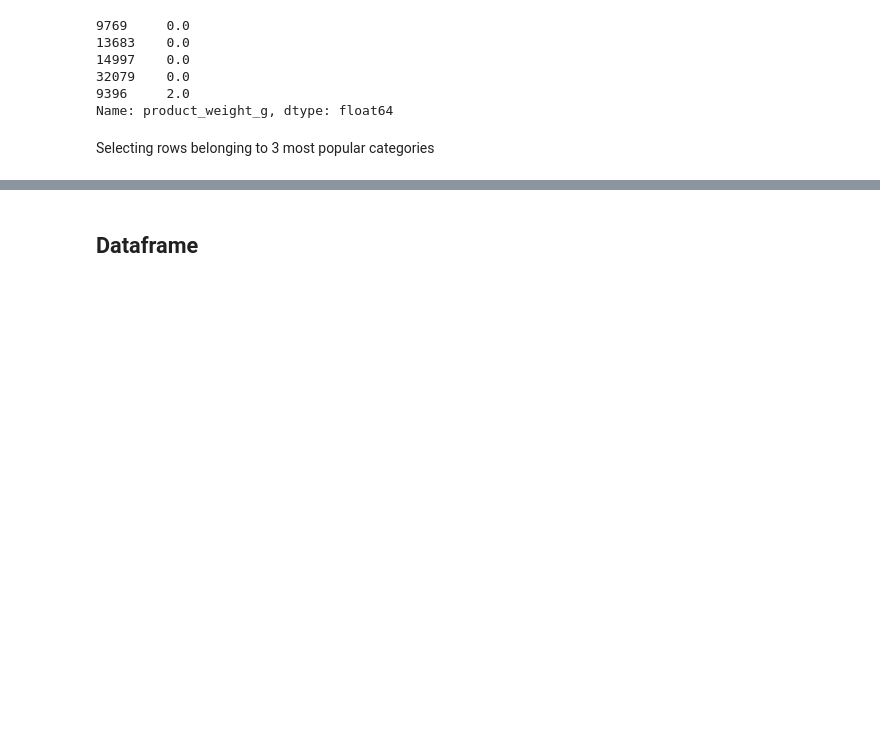
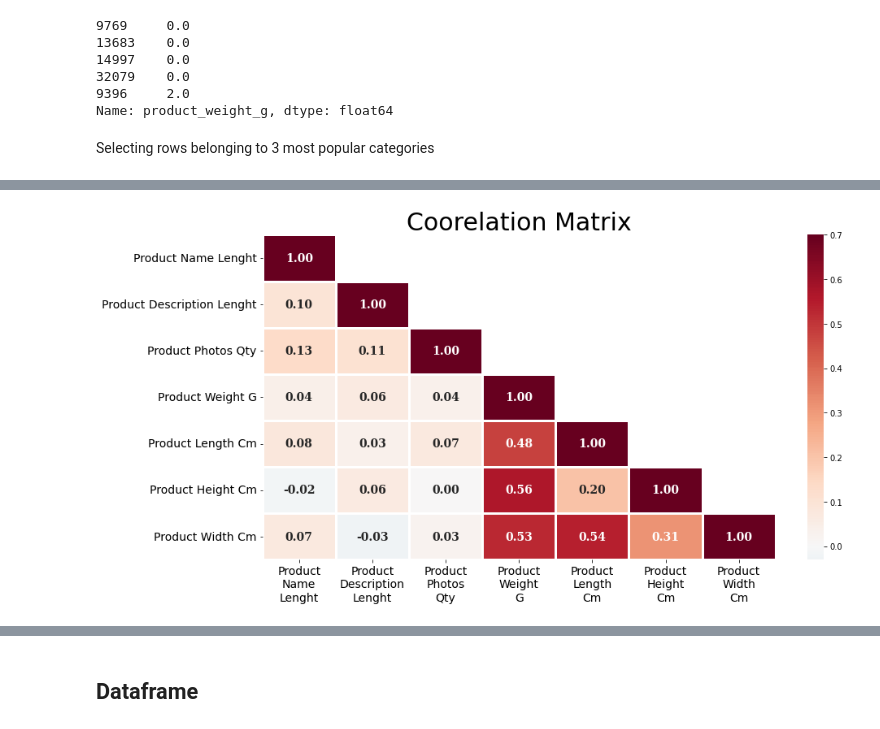
Before and after one commit to bartosz67/eda, a Jupyter notebook: Pandas.ipynb, the cells around one changed output, grey strips where cells are left out. Saved outputs shown, nothing was run; the diff lists cells and outputs as text; code cells hidden in the pictures; blank space fills up the shorter version.

```diff
--- a/Pandas.ipynb
+++ b/Pandas.ipynb
@@ -106,0 +252,10 @@ products[products.product_category_name.isin(temp.nlargest(3).index)].head()
+# %%
+corr = products.corr()
+# %%
+y_labels = corr.index.str.replace('_', ' ').str.title()
+x_labels = [label.replace(' ', '\n') for label in y_labels]
+# %%
+mask = np.zeros_like(corr)
+mask[np.triu_indices_from(mask)] = True
+mask[np.diag_indices_from(mask)] = False
+mask
@@ -106,0 +270,25 @@ products[products.product_category_name.isin(temp.nlargest(3).index)].head()
+# %%
+plt.figure(figsize=(len(y_labels)*2, 7))
+p = sns.heatmap(data=corr,
+                cmap='RdBu_r',
+                annot=True,
+                annot_kws={'fontsize':14, 'fontweight': 'bold', 'fontfamily': 'serif'},
+                fmt='.2f',
+                linewidth=3,
+                linecolor='white',
+                mask=mask,
+
+                xticklabels=x_labels,
+                yticklabels=y_labels,
+                center=0,
+                vmax=0.7,
+               )
+
+
+p.set_title('Coorelation Matrix', fontsize=30)
+plt.xticks(fontsize=14)
+plt.yticks(fontsize=14)
+plt.yticklabels=[]
+plt.tight_layout()
+# %% [output]
+[figure, added]
```
Also changed, not shown: parts of 82 cells of this notebook.
